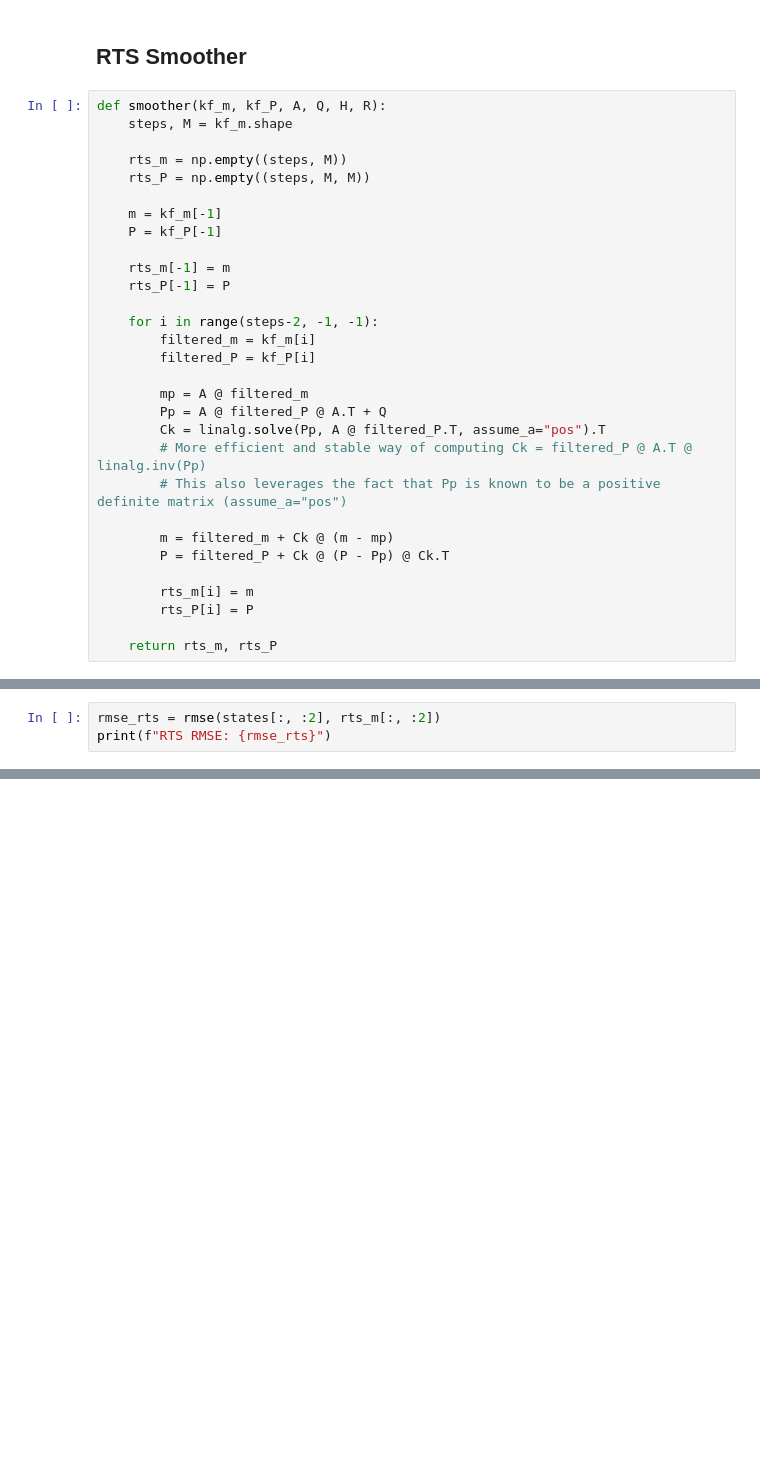
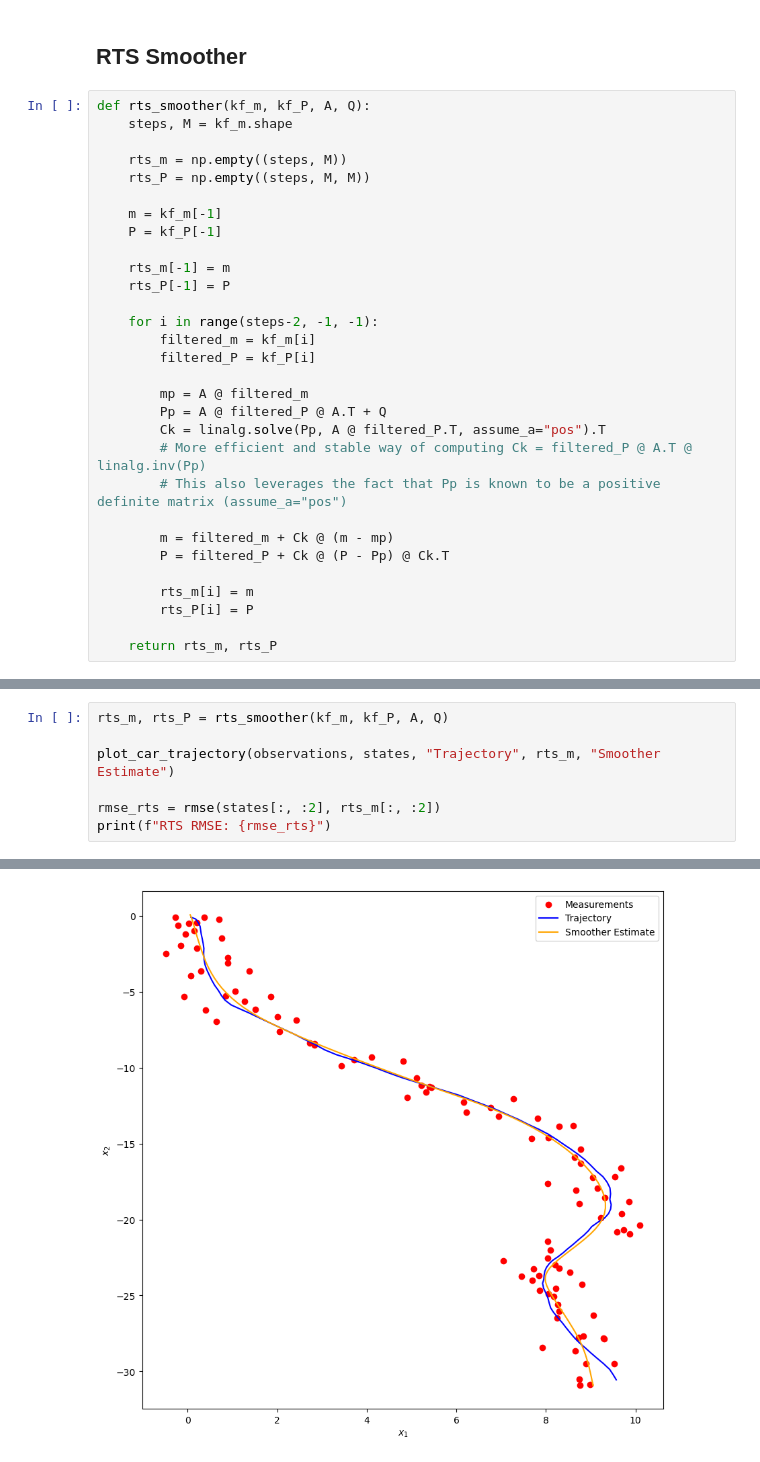
Before and after one commit to EEA-sensors/Bayesian-Filtering-and-Smoothing, a Jupyter notebook: python/example_notebooks/car_track.ipynb, the cells around one changed output, grey strips where cells are left out. Drawn from its saved outputs; the diff is of its cells as text; blank space fills up the shorter version.

```diff
--- a/python/example_notebooks/car_track.ipynb
+++ b/python/example_notebooks/car_track.ipynb
@@ -109,7 +113,7 @@ KF RMSE: 0.46144569928207296
 # %% [markdown]
 ## RTS Smoother
 # %%
-def smoother(kf_m, kf_P, A, Q, H, R):
+def rts_smoother(kf_m, kf_P, A, Q):
     steps, M = kf_m.shape
 
     rts_m = np.empty((steps, M))
@@ -147,4 +145,8 @@ plot_car_trajectory(observations, states, "Trajectory", rts_m, "Smoother Estimat
 # %%
+rts_m, rts_P = rts_smoother(kf_m, kf_P, A, Q)
+
+plot_car_trajectory(observations, states, "Trajectory", rts_m, "Smoother Estimate")
+
 rmse_rts = rmse(states[:, :2], rts_m[:, :2])
 print(f"RTS RMSE: {rmse_rts}")
 # %% [output]
@@ -151,0 +154 @@ RTS RMSE: 0.25732839569614935
+[figure, added]
```
Also changed, not shown: parts of 12 cells of this notebook, 2 other files.
